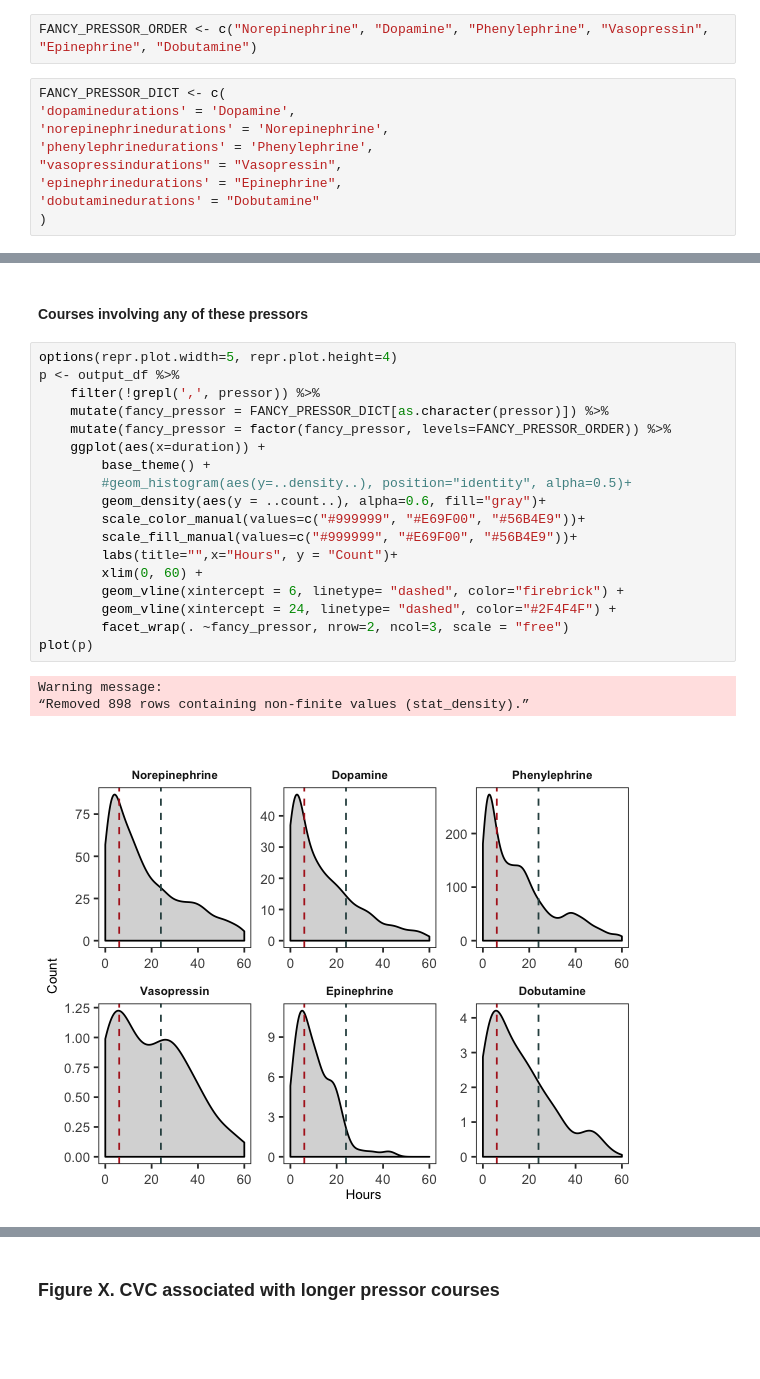
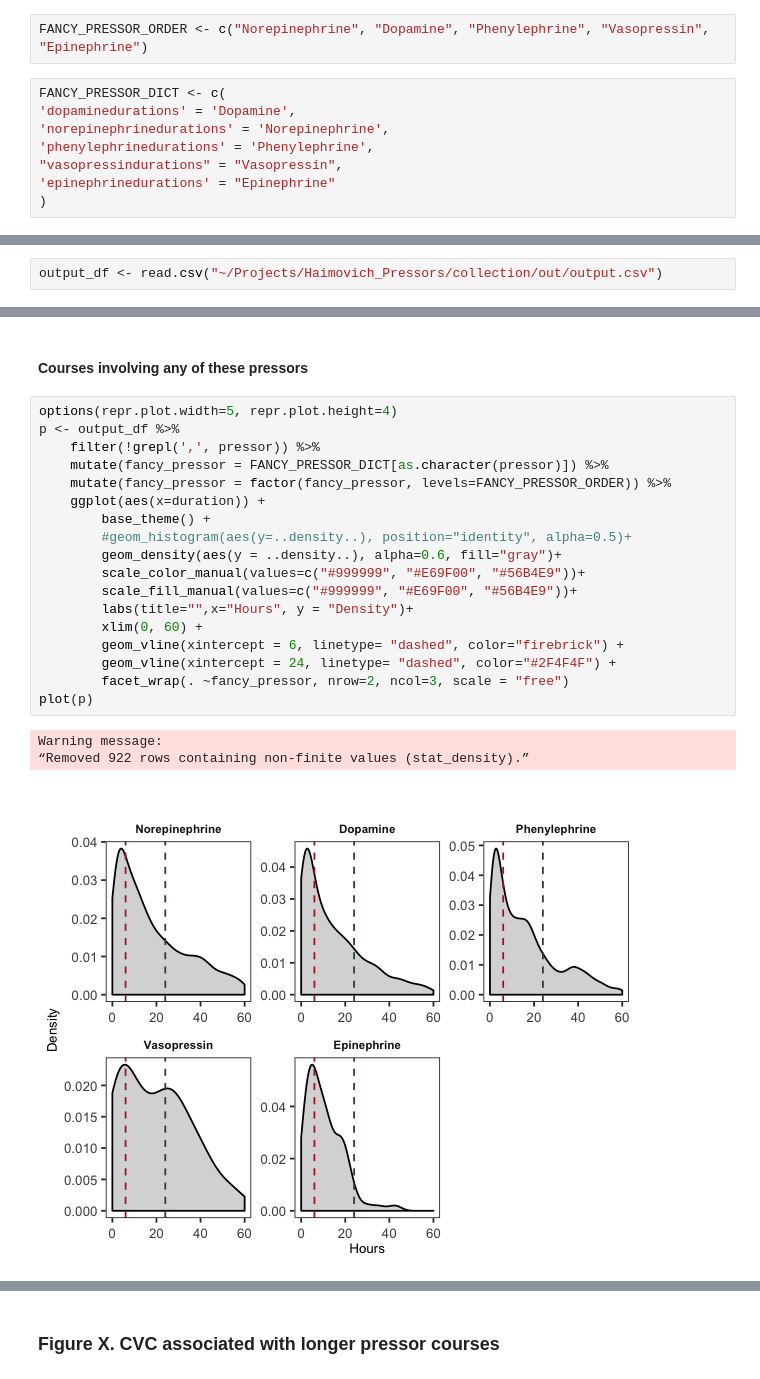
Before and after one commit to ruoyijiang/general, a Jupyter notebook: notebooks/R_Pressor_Outcomes_MultiPressor.ipynb, the cells around one changed output, grey strips where cells are left out. Cells and saved outputs as stored; diff of their text form; blank space fills up the shorter version.

```diff
--- a/notebooks/R_Pressor_Outcomes_MultiPressor.ipynb
+++ b/notebooks/R_Pressor_Outcomes_MultiPressor.ipynb
@@ -145,13 +103,12 @@ pressor_choices <- c("norepinephrinedurations", "dopaminedurations",
 # %%
-FANCY_PRESSOR_ORDER <- c("Norepinephrine", "Dopamine", "Phenylephrine", "Vasopressin", "Epinephrine", "Dobutamine")
+FANCY_PRESSOR_ORDER <- c("Norepinephrine", "Dopamine", "Phenylephrine", "Vasopressin", "Epinephrine")
 # %%
 FANCY_PRESSOR_DICT <- c(
 'dopaminedurations' = 'Dopamine',
 'norepinephrinedurations' = 'Norepinephrine',
 'phenylephrinedurations' = 'Phenylephrine',
 "vasopressindurations" = "Vasopressin",
-'epinephrinedurations' = "Epinephrine",
-'dobutaminedurations' = "Dobutamine"
+'epinephrinedurations' = "Epinephrine"
 )
 # %%
 PLOT_DIR <- "~/Google Drive/vasopressors/figures_v3"
@@ -588,3 +521,5 @@ output_df <- output_df %>%
+# %%
+output_df <- read.csv("~/Projects/Haimovich_Pressors/collection/out/output.csv")
 # %% [markdown]
 ### For text, description of meta-data
 # %%
@@ -791,25 +737,25 @@ pdf
 # %%
 options(repr.plot.width=5, repr.plot.height=4)
 p <- output_df %>%
     filter(!grepl(',', pressor)) %>%
     mutate(fancy_pressor = FANCY_PRESSOR_DICT[as.character(pressor)]) %>%
     mutate(fancy_pressor = factor(fancy_pressor, levels=FANCY_PRESSOR_ORDER)) %>%
     ggplot(aes(x=duration)) +
         base_theme() +
         #geom_histogram(aes(y=..density..), position="identity", alpha=0.5)+
-        geom_density(aes(y = ..count..), alpha=0.6, fill="gray")+
+        geom_density(aes(y = ..density..), alpha=0.6, fill="gray")+
         scale_color_manual(values=c("#999999", "#E69F00", "#56B4E9"))+
         scale_fill_manual(values=c("#999999", "#E69F00", "#56B4E9"))+
-        labs(title="",x="Hours", y = "Count")+
+        labs(title="",x="Hours", y = "Density")+
         xlim(0, 60) +
         geom_vline(xintercept = 6, linetype= "dashed", color="firebrick") +
         geom_vline(xintercept = 24, linetype= "dashed", color="#2F4F4F") +
         facet_wrap(. ~fancy_pressor, nrow=2, ncol=3, scale = "free")
 plot(p)
 # %% [output]
 Warning message:
-“Removed 898 rows containing non-finite values (stat_density).”
+“Removed 922 rows containing non-finite values (stat_density).”
-[figure, old version]
+[figure, new version]
 # %%
 pdf(file.path(PLOT_DIR, "histo_individual_durations.pdf"), 5, 4)
 plot(p)
```
Also changed, not shown: parts of 132 cells of this notebook, 6 other files.
